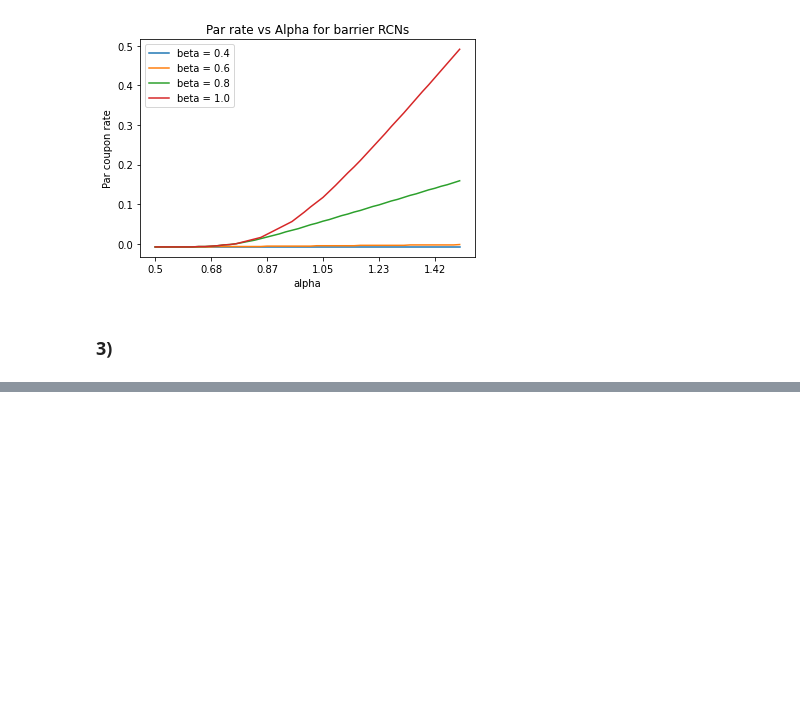
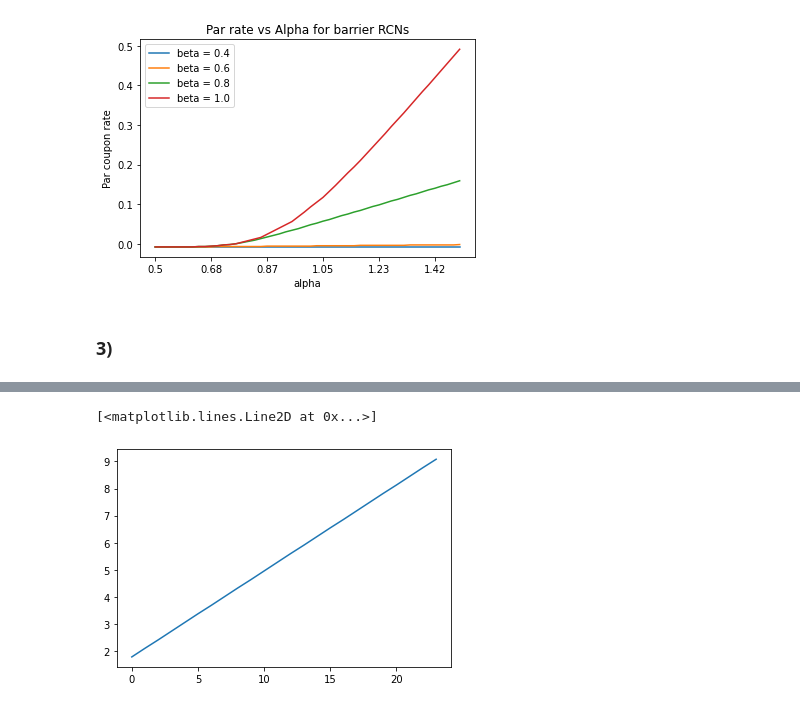
Before and after one commit to dexdx/Derivatives_Project, a Jupyter notebook: part_5.ipynb, the cells around one changed output, grey strips where cells are left out. Drawn from its saved outputs; the diff is of its cells as text; code cells hidden in the pictures; blank space fills up the shorter version.

```diff
--- a/part_5.ipynb
+++ b/part_5.ipynb
@@ -185,4 +218,8 @@ KeyboardInterrupt:
 # %%
-a_par = .9
-rcn1_apar_c = RCN_binomial(r, period_length, initial_price, delta, U, D,
-                    payment_dates, 0.018090452261306535, a_par, Simple=True, Callable=False, barrier_level=None)
+c = 0.08080808
+a_par = .99
+b = 1
+bar = RCN_binomial(r, period_length, initial_price, delta, U, D, payment_dates, c, a_par,
+                   Simple=False, Callable=False, barrier_level=b)
+bar.set_barrier()
+bar.price_RCN()
@@ -192,0 +261,26 @@ rcn1_apar_c.price_RCN()
+# %%
+a_pars2 = {}
+bar = np.delete(barrier_levels, 0)
+b = barrier_levels[3]
+#for b in bar:
+for c in c_rates:
+    print(b,c)
+    a_par = .7
+    rcn2_apar_c = RCN_binomial(r, period_length, initial_price, delta, U, D,
+                    payment_dates, c, a_par, Simple=False, Callable=False, barrier_level=b)
+    rcn2_apar_c.set_barrier()
+    # pseudo gradient descent with early stopping
+    l = (rcn2_apar_c.price_RCN()-1)**2
+    lr = .1
+    while np.sqrt(l) > .0001:
+        print(a_par)
+        grad = (rcn2_apar_c.price_RCN()-1)*2
+        a_par += lr*grad
+        rcn2_apar_c = RCN_binomial(r, period_length, initial_price, delta, U, D,
+                    payment_dates, c, a_par, Simple=False, Callable=False, barrier_level=b)
+        rcn2_apar_c.set_barrier()
+        l = (rcn2_apar_c.price_RCN()-1)**2
+    if c == c_rates[0]:
+        a_pars2[b] = [a_par]
+    else:
+        a_pars2[b].append(a_par)
@@ -192,0 +305,5 @@ rcn1_apar_c.price_RCN()
+# %%
+plt.plot(a_pars2[0.6000000000000001])
+# %% [output]
+[<matplotlib.lines.Line2D at 0x...>]
+[figure, added]
```
Also changed, not shown: parts of 17 cells of this notebook.
